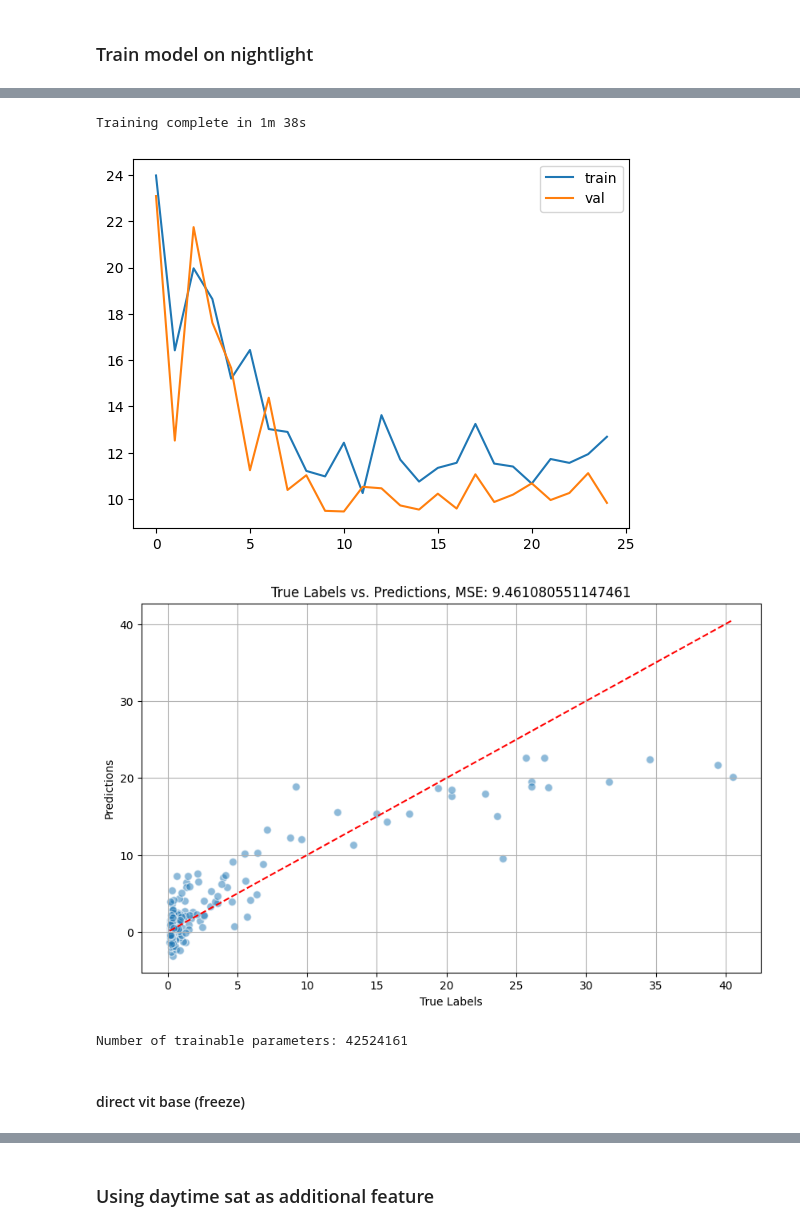
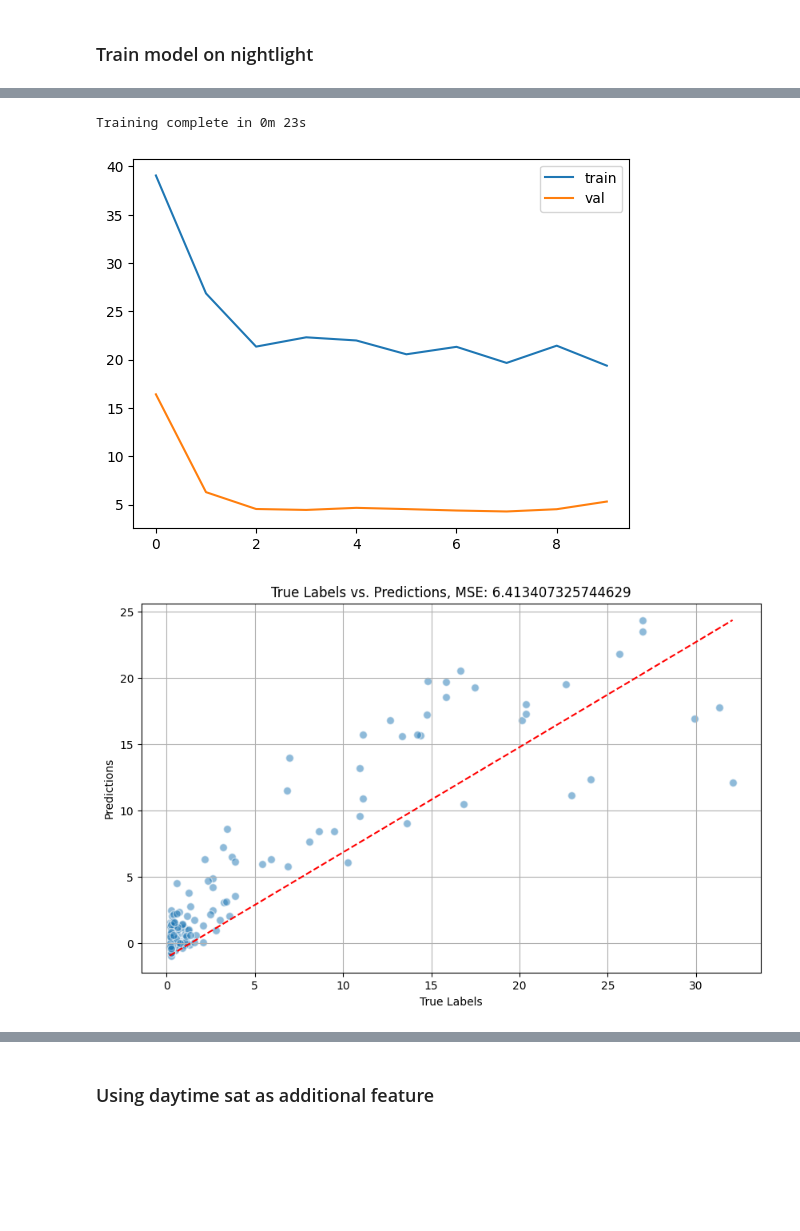
Before and after one commit to teofc111/poverty_mapping, a Jupyter notebook: sat_dl.ipynb, the cells around one changed output, grey strips where cells are left out. Drawn from its saved outputs; the diff is of its cells as text; code cells hidden in the pictures; blank space fills up the shorter version.

Commit message:
updated sat_dl with new train test split before minmaxscale approach

```diff
--- a/sat_dl.ipynb
+++ b/sat_dl.ipynb
@@ -157,7 +240,7 @@ all_labels = []
 model_reg.eval()  # Set the model to evaluation mode
 
 with torch.no_grad():
-    for inputs, labels in dataloaders['val']:
+    for inputs, labels in dataloaders['test']:
         inputs = inputs.to(device)
         labels = labels.to(device)  # Ensure labels are also on the correct device
         outputs = model_reg(inputs)
@@ -780,9 +379,45 @@ dataloaders = {
+# %%
+# Load the full dataset
+df_target = df_target_raw.copy()
+image_folder = 'data/daysat/2022/'
+
+# Perform train test split
+ind_training, ind_test = train_test_split(df_target.index, test_size=0.2, random_state=42)
+ind_train, ind_val = train_test_split(ind_training, test_size=0.2, random_state=42)
+
+# # MinMaxScale + log to target
+# scaler = MinMaxScaler()
+# df_target.loc[ind_train,'target'] = scaler.fit_transform(np.log(df_target.loc[ind_train,['target']]))
+# df_target.loc[ind_val,'target'] = scaler.transform(np.log(df_target.loc[ind_val,['target']]))
+# df_target.loc[ind_test,'target'] = scaler.transform(np.log(df_target.loc[ind_test,['target']]))
+
+# # log transform target
+# df_target.loc[ind_train,'target'] = np.log(df_target.loc[ind_train,['target']])
+# df_target.loc[ind_val,'target'] = np.log(df_target.loc[ind_val,['target']])
+# df_target.loc[ind_test,'target'] = np.log(df_target.loc[ind_test,['target']])
+
+# Create datasets
+train_dataset = RegressionDataset(image_folder=image_folder, targets_df=df_target.loc[ind_train,:].reset_index(drop=True),transform=data_transforms['train'])
+val_dataset = RegressionDataset(image_folder=image_folder, targets_df=df_target.loc[ind_val,:].reset_index(drop=True),transform=data_transforms['val'])
+test_dataset = RegressionDataset(image_folder=image_folder, targets_df=df_target.loc[ind_test,:].reset_index(drop=True),transform=data_transforms['test'])
+
+# Determine the sizes for the different datasets
+total_size, train_val_size, train_size, val_size, test_size = len(df_target), len(ind_train) + len(ind_val), len(ind_train), len(ind_val), len(ind_test)
+dataset_sizes = {'train':train_size, 'val':val_size, 'test': test_size}
+
+# Create DataLoader instances
+dataloaders = {
+    'train': DataLoader(train_dataset, batch_size=4, shuffle=True, num_workers=4,drop_last=True),
+    'val': DataLoader(val_dataset, batch_size=4, shuffle=False, num_workers=4,drop_last=True),
+    'test': DataLoader(test_dataset, batch_size=4, shuffle=False, num_workers=4,drop_last=True)
+}
 # %%
 # Training code
-def train_model(model, criterion, optimizer, scheduler, num_epochs=25,verbose=0,plot_curves=True):
+def train_model(model, criterion, optimizer, scheduler,
+                num_epochs=25,verbose=0,plot_curves=True):
     since = time.time()
+    df = pd.DataFrame({'train':np.zeros([num_epochs]), 'val':np.zeros([num_epochs])})
 
-    df = pd.DataFrame({'train':np.zeros([25]), 'val':np.zeros([25])})
     # Create a temporary directory to save training checkpoints
     with TemporaryDirectory() as tempdir:
         best_model_params_path = os.path.join(tempdir, 'best_model_params.pt')
@@ -853,10 +488,10 @@ def train_model(model, criterion, optimizer, scheduler, num_epochs=25,verbose=0,
 # %%
 # Train model
 model_reg, df = train_model(model_reg, criterion, optimizer, exp_lr_scheduler,
-                       num_epochs=25,verbose=0,plot_curves=True)
+                       num_epochs=10,verbose=0,plot_curves=True)
 # %% [output]
-Training complete in 1m 38s
+Training complete in 0m 23s
-[figure, old version]
+[figure, new version]
 # %%
 # Initialize lists to store the outputs and labels
 all_outputs = []
@@ -865,7 +500,7 @@ all_labels = []
 model_reg.eval()  # Set the model to evaluation mode
 
 with torch.no_grad():
-    for inputs, labels in dataloaders['val']:
+    for inputs, labels in dataloaders['test']:
         inputs = inputs.to(device)
         labels = labels.to(device)  # Ensure labels are also on the correct device
         outputs = model_reg(inputs)
@@ -878,12 +513,10 @@ with torch.no_grad():
 all_outputs = np.concatenate(all_outputs, axis=0)
 all_labels = np.concatenate(all_labels, axis=0)
 
-import matplotlib.pyplot as plt
-
 # Plot true labels vs. predictions
 plt.figure(figsize=(10, 6))
 plt.scatter(all_labels, all_outputs, alpha=0.5, edgecolors='w', s=50)
-plt.plot([min(all_labels), max(all_labels)], [min(all_labels), max(all_labels)], color='red', linestyle='--', label='Ideal Line')
+plt.plot([min(all_labels), max(all_labels)], [min(all_outputs), max(all_outputs)], color='red', linestyle='--', label='Ideal Line')
 
 mse = mean_squared_error(all_labels, all_outputs)
 
@@ -891,20 +524,6 @@ plt.xlabel('True Labels')
 plt.ylabel('Predictions')
 plt.title(f'True Labels vs. Predictions, MSE: {mse}')
 plt.grid(True)
-plt.show()
+# plt.ylim([0,1])
 # %% [output]
-[figure, old version]
+[figure, new version]
-# %%
-import torch
-import torch.nn as nn
-from torchvision import models
-
-
-# Calculate the number of trainable parameters
-trainable_params = sum(p.numel() for p in model_reg.parameters() if p.requires_grad)
-
-print(f"Number of trainable parameters: {trainable_params}")
-# %% [output]
-Number of trainable parameters: 42524161
-# %% [markdown]
-#### direct vit base (freeze)
```
Also changed, not shown: parts of 43 cells of this notebook.
